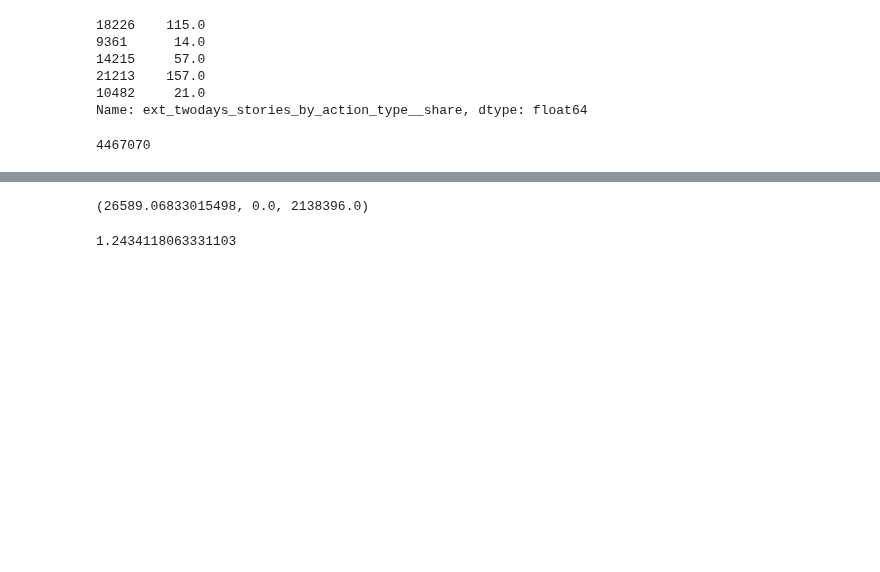
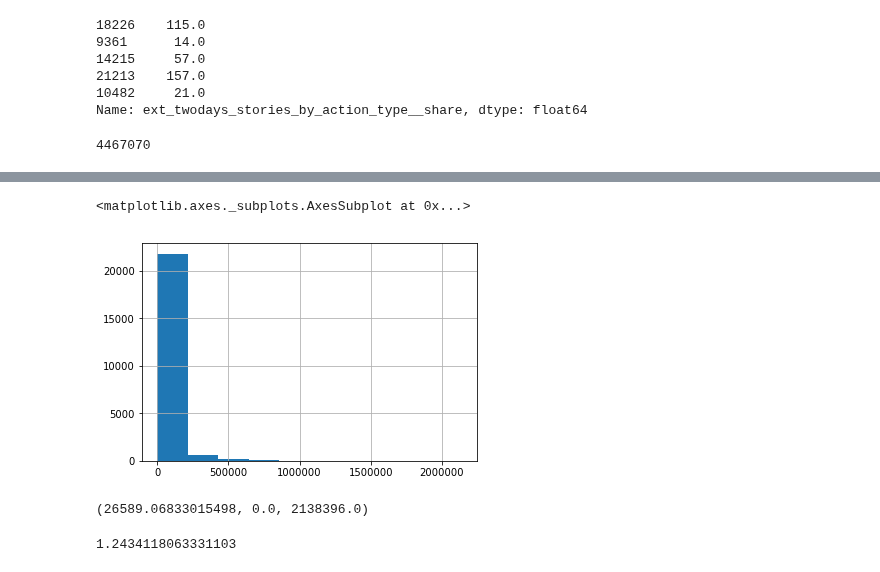
Before and after one commit to eshwarchandrasekharan/predict-pop, a Jupyter notebook: code/overall-performance.ipynb, the cells around one changed output, grey strips where cells are left out. Cells and saved outputs as stored; diff of their text form; code cells hidden in the pictures; blank space fills up the shorter version.

```diff
--- a/code/overall-performance.ipynb
+++ b/code/overall-performance.ipynb
@@ -760,3 +1115,8 @@ Mean values:  26589.06833015498  | percent error:  0.307993755012
+# %%
+y.hist()
+# %% [output]
+<matplotlib.axes._subplots.AxesSubplot at 0x...>
+[figure, added]
 # %%
 ####buckets - classification
 # %%
```
Also changed, not shown: parts of 29 cells of this notebook, 2 other files.
